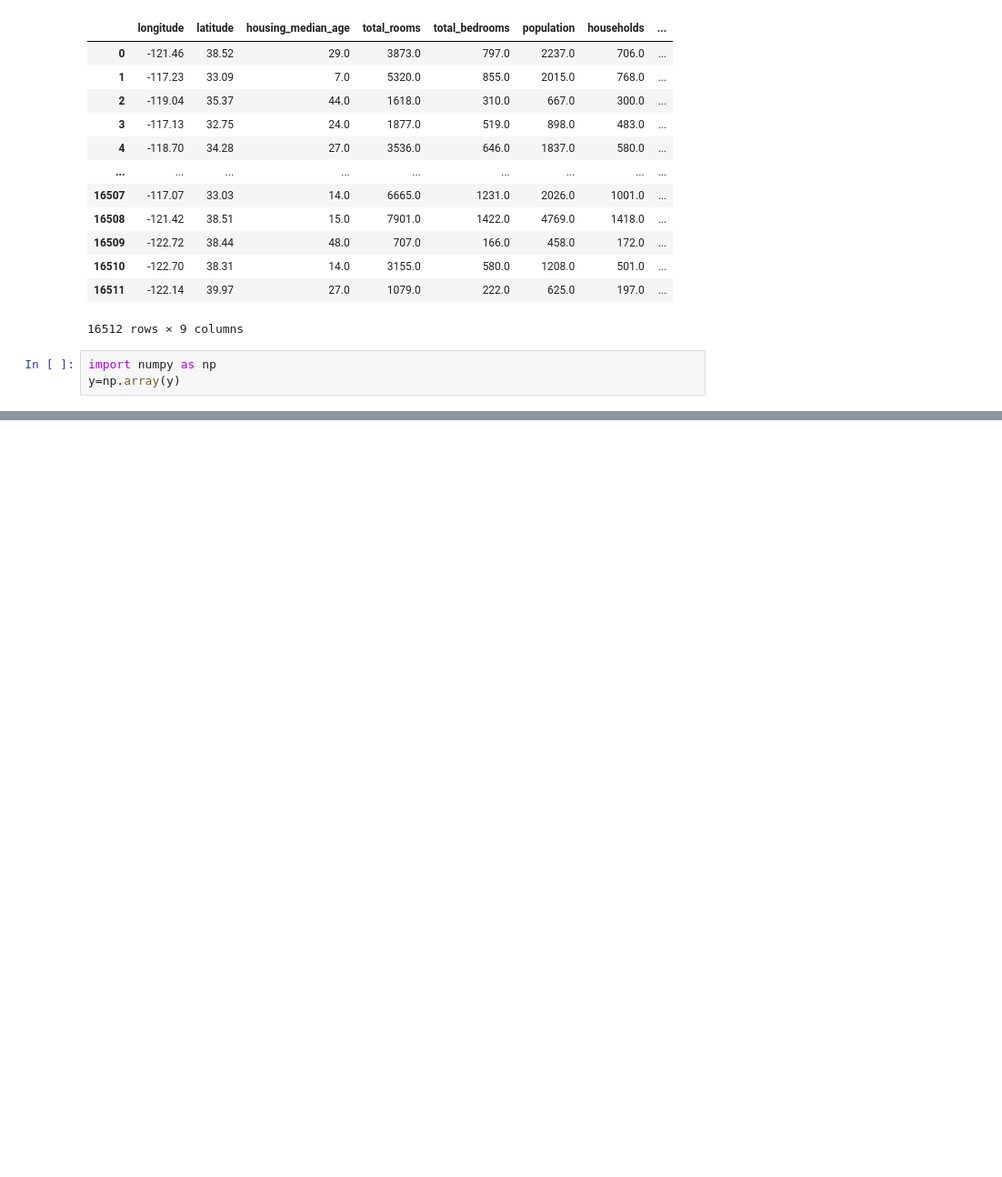
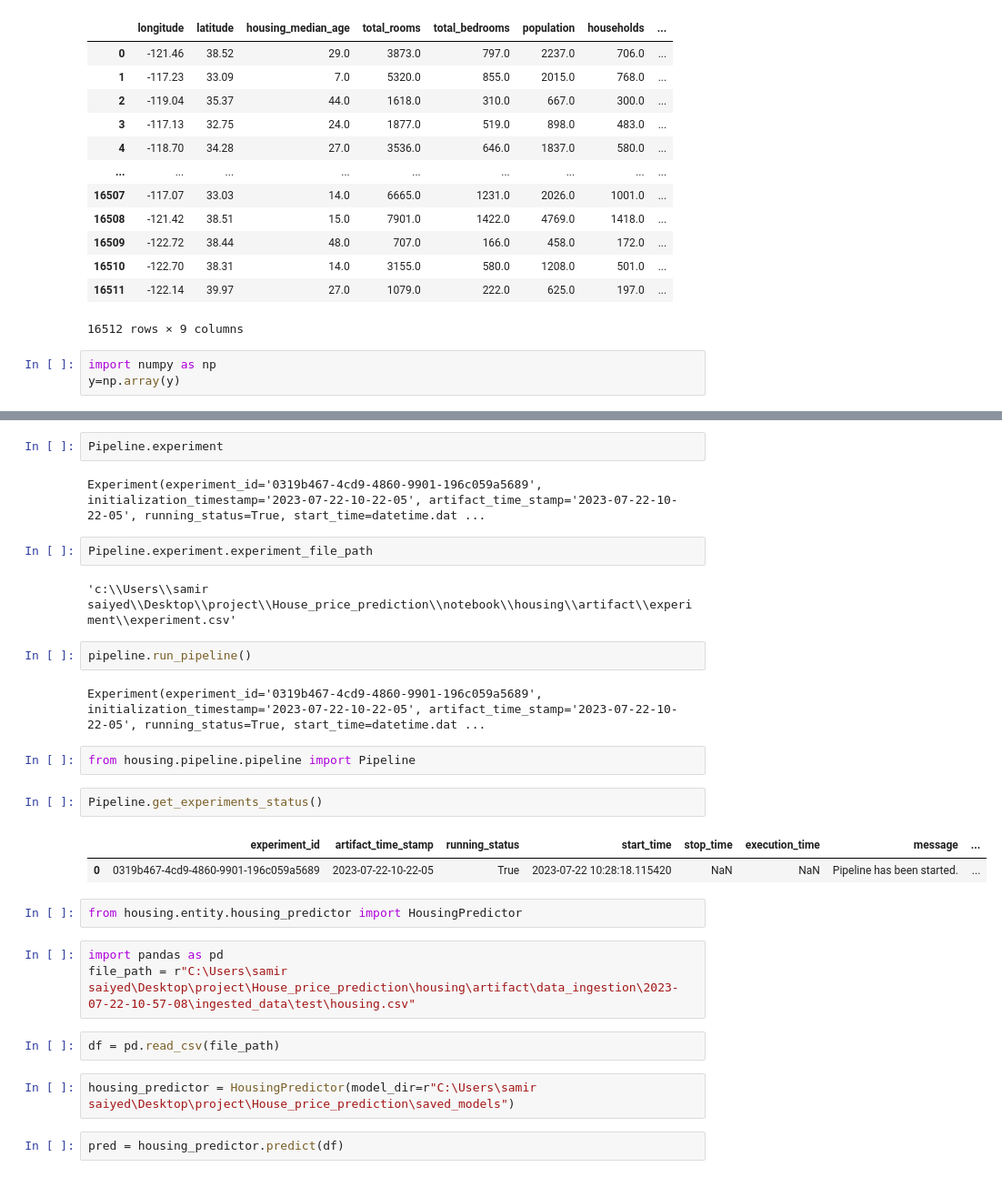
Before and after one commit to Samirsaiyed/House_price_prediction, a Jupyter notebook: notebook/ex3.ipynb, the cells around one changed output, grey strips where cells are left out. Shown at 91% size. Drawn from its saved outputs; the diff is of its cells as text; blank space fills up the shorter version.

Commit message:
Successfully Complete project

```diff
--- a/notebook/ex3.ipynb
+++ b/notebook/ex3.ipynb
@@ -275,0 +339,30 @@ y=np.array(y)
+# %%
+Pipeline.experiment
+# %% [output]
+Experiment(experiment_id='0319b467-4cd9-4860-9901-196c059a5689', initialization_timestamp='2023-07-22-10-22-05', artifact_time_stamp='2023-07-22-10-22-05', running_status=True, start_time=datetime.dat ...
+# %%
+Pipeline.experiment.experiment_file_path
+# %% [output]
+'c:\\Users\\samir saiyed\\Desktop\\project\\House_price_prediction\\notebook\\housing\\artifact\\experiment\\experiment.csv'
+# %%
+pipeline.run_pipeline()
+# %% [output]
+Experiment(experiment_id='0319b467-4cd9-4860-9901-196c059a5689', initialization_timestamp='2023-07-22-10-22-05', artifact_time_stamp='2023-07-22-10-22-05', running_status=True, start_time=datetime.dat ...
+# %%
+from housing.pipeline.pipeline import Pipeline
+# %%
+Pipeline.get_experiments_status()
+# %% [output]
+|  | experiment_id | artifact_time_stamp | running_status | start_time | stop_time | execution_time | message | ... |
+| 0 | 0319b467-4cd9-4860-9901-196c059a5689 | 2023-07-22-10-22-05 | True | 2023-07-22 10:28:18.115420 | NaN | NaN | Pipeline has been started. | ... |
+# %%
+from housing.entity.housing_predictor import HousingPredictor
+# %%
+import pandas as pd
+file_path = r"C:\Users\samir saiyed\Desktop\project\House_price_prediction\housing\artifact\data_ingestion\2023-07-22-10-57-08\ingested_data\test\housing.csv"
+# %%
+df = pd.read_csv(file_path)
+# %%
+housing_predictor = HousingPredictor(model_dir=r"C:\Users\samir saiyed\Desktop\project\House_price_prediction\saved_models")
+# %%
+pred = housing_predictor.predict(df)
```
Also changed, not shown: parts of 21 cells of this notebook, 35 other files.
